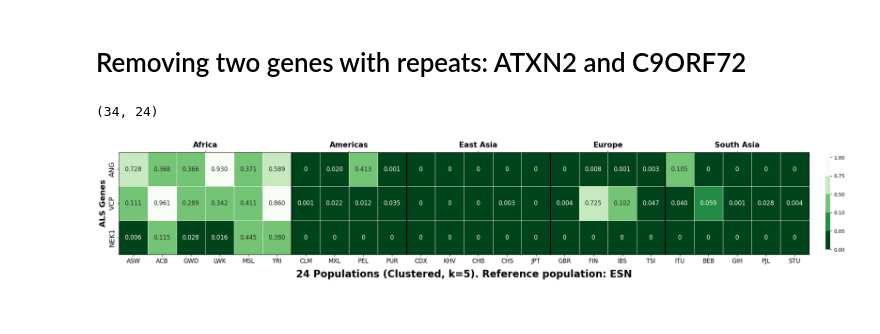
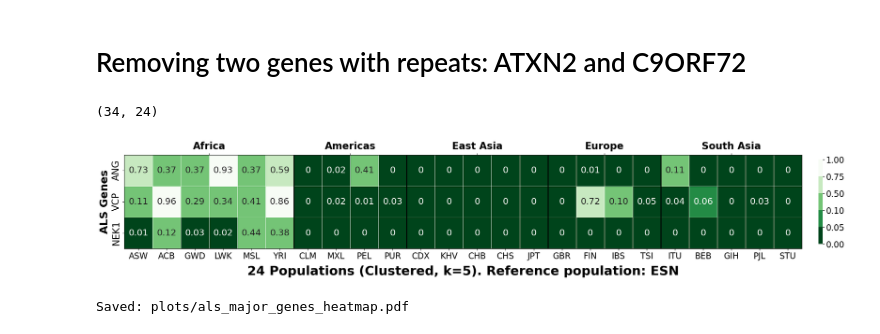
Before and after one commit to emilyvus/cp-gen, a Jupyter notebook: notebooks/als-ftd/als_statistical_heatmap.ipynb, the cells around one changed output. Saved outputs shown, nothing was run; the diff lists cells and outputs as text; code cells hidden in the pictures.

```diff
--- a/notebooks/als-ftd/als_statistical_heatmap.ipynb
+++ b/notebooks/als-ftd/als_statistical_heatmap.ipynb
@@ -154,7 +154,7 @@ hdf.drop(["ATXN2", "C9ORF72"], inplace=True)
 # %%
 hdf_float = hdf.apply(pd.to_numeric,errors='coerce')
 # %%
-hdf_rounded = hdf_float.round(3)
+hdf_rounded = hdf_float.round(2)
 hdf_rounded = hdf_rounded[compared_populations]
 hdf_rounded.shape
 # %% [output]
@@ -226,7 +226,7 @@ hdf_subset = hdf_rounded.loc[selected_genes]
 def format_value(x):
     if np.isclose(x, 0):
         return "0"
-    return f"{x:.3f}"
+    return f"{x:.2f}"
 
 annot_data = hdf_subset.applymap(format_value)
 
@@ -250,11 +250,13 @@ ax = sns.heatmap(
     norm=norm,
     annot=annot_data,
     fmt="",
-    annot_kws={"size": 12},
+    annot_kws={"size": 18},
     linewidths=0.6,
     linecolor="white",
     cbar_kws={"shrink": 0.9, "pad": 0.02}
 )
+
+ax.collections[0].colorbar.ax.tick_params(labelsize=17)
 
 # -----------------------------------
 # Vertical continent separators
@@ -282,44 +284,46 @@ for cont, pops in pd.Series(continent_order).groupby(continent_order):
     group_labels.append(cont)
 
 ax2.set_xticks(group_positions)
-ax2.set_xticklabels(group_labels, fontsize=15, fontweight="bold")
+ax2.set_xticklabels(group_labels, fontsize=20, fontweight="bold")
 
 # -----------------------------------
 # Axis labels (NO TITLE)
 # -----------------------------------
 ax.set_xlabel(
     # f"{hdf_subset.shape[1]} Populations (Clustered, k=5)",
     f"{hdf_subset.shape[1]} Populations (Clustered, k=5). Reference population: {focused_population}",
 
-    fontsize=20,
+    fontsize=26,
     fontweight="bold",
     labelpad=10
 )
 
 ax.set_ylabel(
     "ALS Genes",
-    fontsize=16,
+    fontsize=22,
     fontweight="bold"
 )
 
-ax.tick_params(axis="x", labelsize=12)
-ax.tick_params(axis="y", labelsize=14)
+ax.tick_params(axis="x", labelsize=17)
+ax.tick_params(axis="y", labelsize=19)
 
 # -----------------------------------
 # Layout tuning for LaTeX
 # -----------------------------------
 plt.tight_layout(pad=0.5)
 
 # -----------------------------------
 # Save (PDF > PNG for LaTeX)
 # -----------------------------------
-# output_file = "plots/als_major_genes_heatmap.pdf"
-# plt.savefig(output_file, bbox_inches="tight")
+os.makedirs("plots", exist_ok=True)
+output_file = "plots/als_major_genes_heatmap.pdf"
+plt.savefig(output_file, bbox_inches="tight")
 # output_file = "plots/figure_3.png"
 # plt.savefig(output_file, dpi=300, bbox_inches="tight", facecolor="white")
 #plt.close()
 plt.show()
 
-#print(f"Saved: {output_file}")
+print(f"Saved: {output_file}")
 # %% [output]
-[figure, old version]
+[figure, new version]
+Saved: plots/als_major_genes_heatmap.pdf
```
Also changed, not shown: 2 other files.
